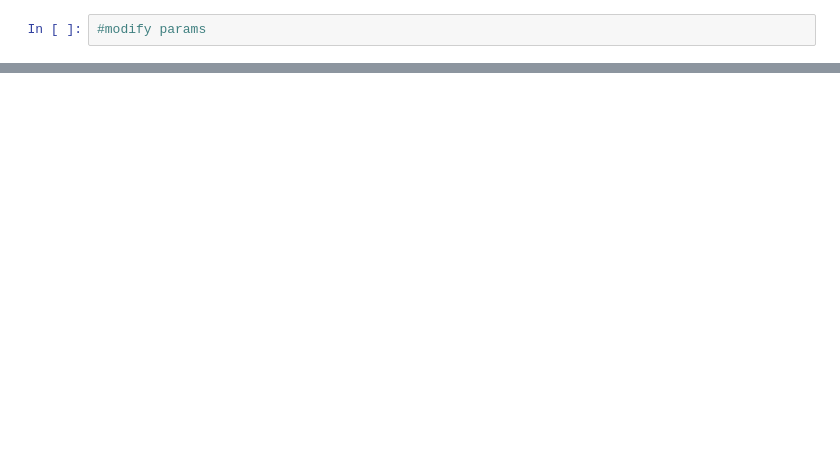
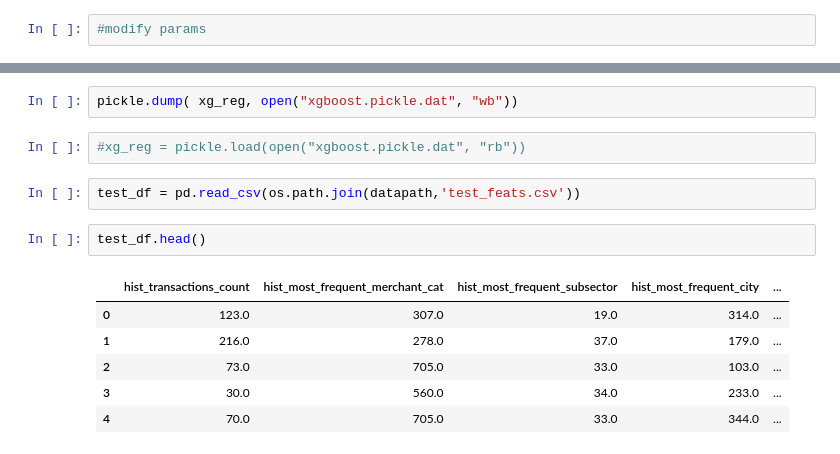
Before and after one commit to ServoCryptid/KaggleEloCompetition, a Jupyter notebook: xgboost.ipynb, the cells around one changed output, grey strips where cells are left out. Saved outputs shown, nothing was run; the diff lists cells and outputs as text; blank space fills up the shorter version.

Commit message:
xgboost almost final

```diff
--- a/xgboost.ipynb
+++ b/xgboost.ipynb
@@ -125,0 +202,15 @@ xg_reg = xgb.train(params=params, dtrain=data_dmatrix, num_boost_round=300,early
+# %%
+pickle.dump( xg_reg, open("xgboost.pickle.dat", "wb"))
+# %%
+#xg_reg = pickle.load(open("xgboost.pickle.dat", "rb"))
+# %%
+test_df = pd.read_csv(os.path.join(datapath,'test_feats.csv'))
+# %%
+test_df.head()
+# %% [output]
+|  | hist_transactions_count | hist_most_frequent_merchant_cat | hist_most_frequent_subsector | hist_most_frequent_city | ... |
+| 0 | 123.0 | 307.0 | 19.0 | 314.0 | ... |
+| 1 | 216.0 | 278.0 | 37.0 | 179.0 | ... |
+| 2 | 73.0 | 705.0 | 33.0 | 103.0 | ... |
+| 3 | 30.0 | 560.0 | 34.0 | 233.0 | ... |
+| 4 | 70.0 | 705.0 | 33.0 | 344.0 | ... |
```
Also changed, not shown: parts of 41 cells of this notebook.
